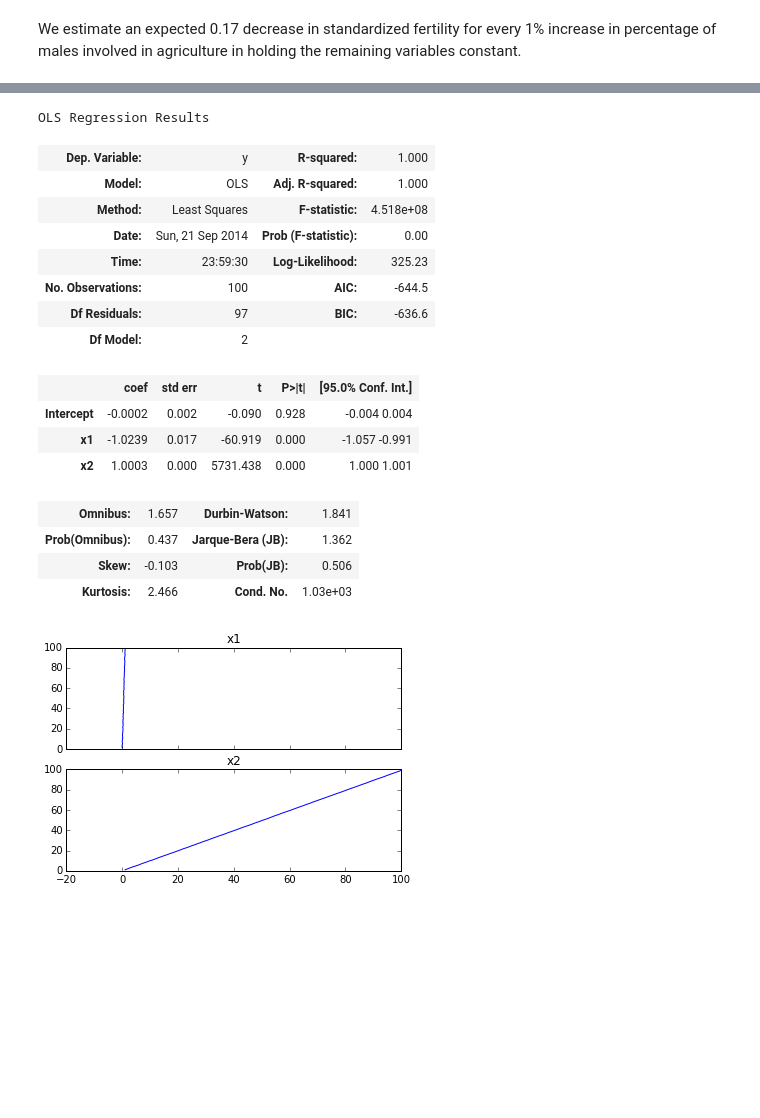
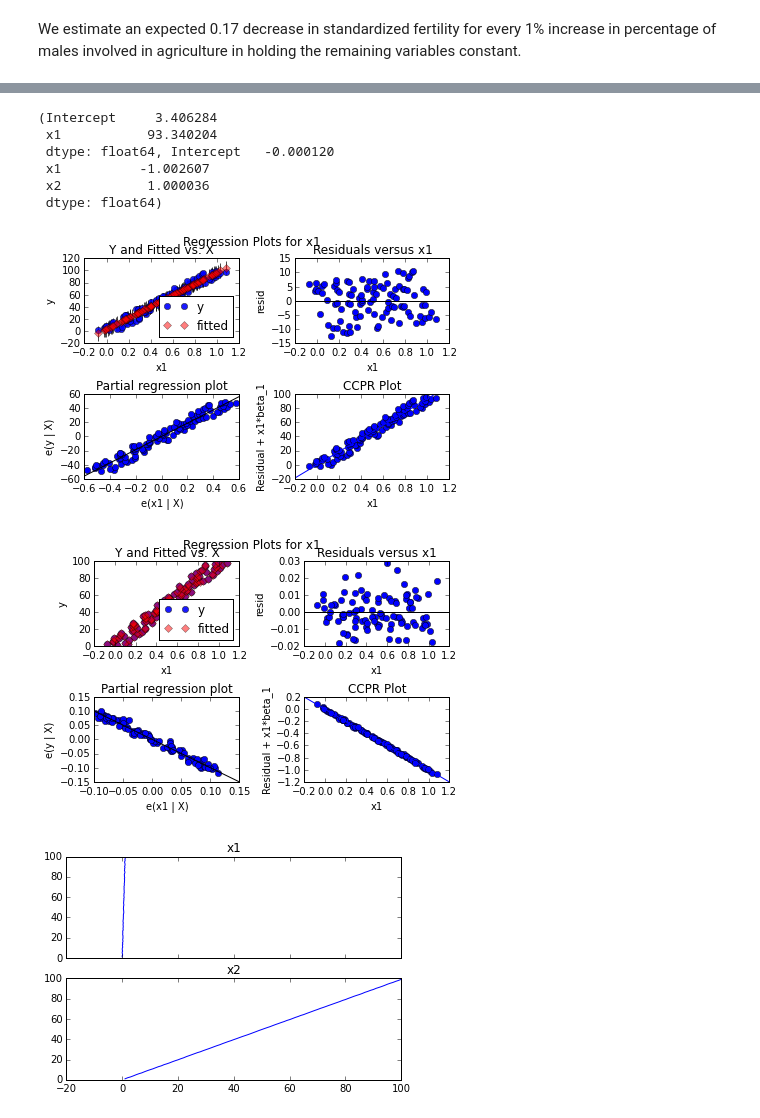
Before and after one commit to idrisr/coursera-regressions, a Jupyter notebook: regressions.ipynb, the cells around one changed output, grey strips where cells are left out. Drawn from its saved outputs; the diff is of its cells as text; code cells hidden in the pictures; blank space fills up the shorter version.

```diff
--- a/regressions.ipynb
+++ b/regressions.ipynb
@@ -1637,23 +1641,23 @@ OLS Regression Results
-# %%
-r2.summary()
-# %% [output]
-OLS Regression Results
-| Dep. Variable: | y | R-squared: | 1.000 |
-| Model: | OLS | Adj. R-squared: | 1.000 |
-| Method: | Least Squares | F-statistic: | 4.518e+08 |
-| Date: | Sun, 21 Sep 2014 | Prob (F-statistic): | 0.00 |
-| Time: | 23:59:30 | Log-Likelihood: | 325.23 |
-| No. Observations: | 100 | AIC: | -644.5 |
-| Df Residuals: | 97 | BIC: | -636.6 |
-| Df Model: | 2 |  |  |
-|  | coef | std err | t | P>|t| | [95.0% Conf. Int.] |
-| Intercept | -0.0002 | 0.002 | -0.090 | 0.928 | -0.004 0.004 |
-| x1 | -1.0239 | 0.017 | -60.919 | 0.000 | -1.057 -0.991 |
-| x2 | 1.0003 | 0.000 | 5731.438 | 0.000 | 1.000 1.001 |
-| Omnibus: | 1.657 | Durbin-Watson: | 1.841 |
-| Prob(Omnibus): | 0.437 | Jarque-Bera (JB): | 1.362 |
-| Skew: | -0.103 | Prob(JB): | 0.506 |
-| Kurtosis: | 2.466 | Cond. No. | 1.03e+03 |
+# %%
+r1 = sm.ols('y ~ x1', data=df_simul).fit()
+r2 = sm.ols('y ~ x1 + x2', data=df_simul).fit()
+# %%
+r1.params, r2.params
+# %% [output]
+(Intercept     3.406284
+ x1           93.340204
+ dtype: float64, Intercept   -0.000120
+ x1          -1.002607
+ x2           1.000036
+ dtype: float64)
+# %%
+graphics.plot_regress_exog(r1, 'x1');
+# %% [output]
+[figure, added]
+# %%
+graphics.plot_regress_exog(r2, "x1");
+# %% [output]
+[figure, added]
 # %%
 x1 = df_simul['x1']
 x2 = df_simul['x2']
```
Also changed, not shown: parts of 46 cells of this notebook.
